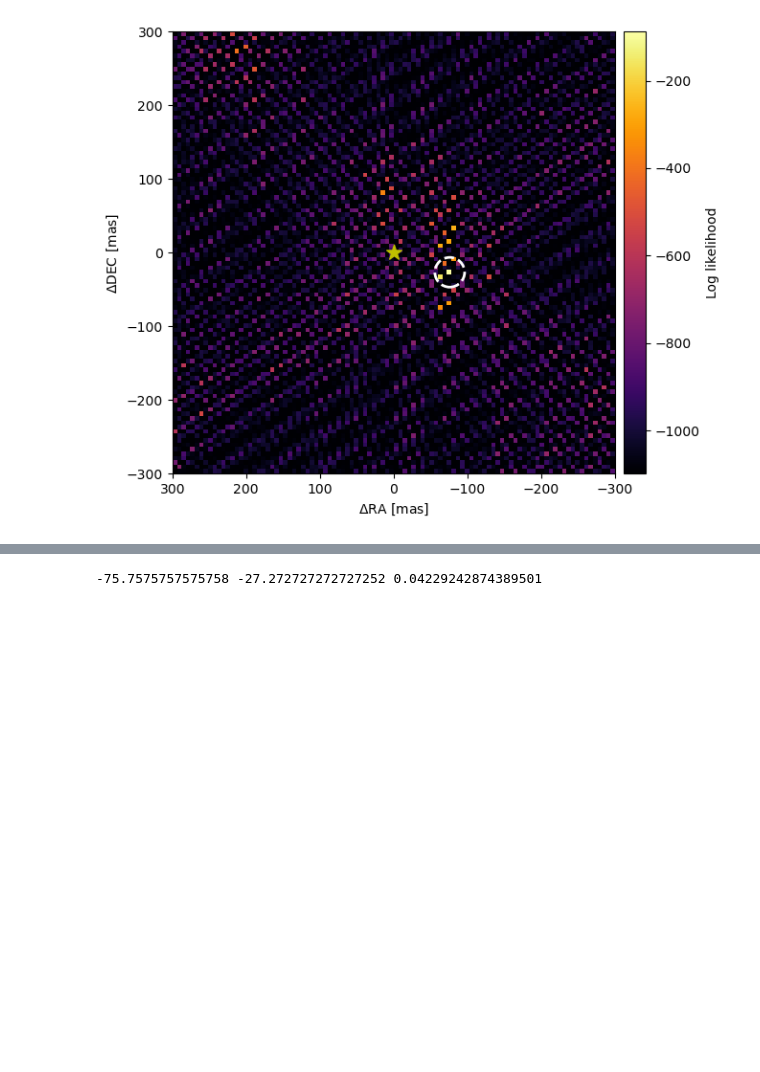
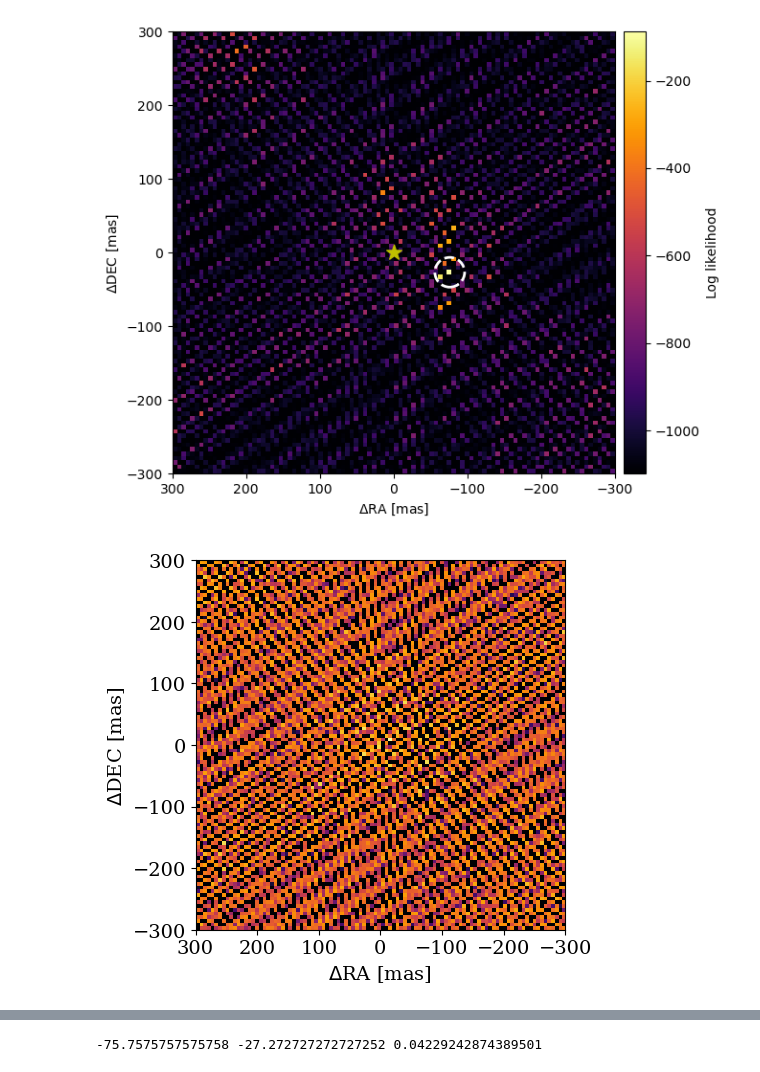
Before and after one commit to benjaminpope/drpangloss, a Jupyter notebook: notebooks/pionier.ipynb, the cells around one changed output, grey strips where cells are left out. Drawn from its saved outputs; the diff is of its cells as text; code cells hidden in the pictures; blank space fills up the shorter version.

```diff
--- a/notebooks/pionier.ipynb
+++ b/notebooks/pionier.ipynb
@@ -84,3 +84,16 @@ plt.scatter(dra_inp,ddec_inp,
 plt.gca().invert_yaxis() # up is more Dec
 # %% [output]
 [figure]
+# %%
+import matplotlib
+best_contrast_indices = jnp.argmax(loglike_im,axis=2)
+best_contrasts = samples_dict['flux'][best_contrast_indices]
+plt.imshow(best_contrasts.T, cmap="inferno",aspect="equal", norm=matplotlib.colors.LogNorm(),
+           extent = [samples_dict["dra"].max(), samples_dict["dra"].min(), # this may seem weird, but left is more RA and up is more Dec
+                        samples_dict["ddec"].max(), samples_dict["ddec"].min()]) # this took me far too long to get the sign right for
+plt.xlabel('$\\Delta$RA [mas]')
+plt.ylabel('$\\Delta$DEC [mas]')
+
+plt.gca().invert_yaxis() # up is more Dec
+# %% [output]
+[figure, added]
```
Also changed, not shown: parts of 5 cells of this notebook, 2 other files.
